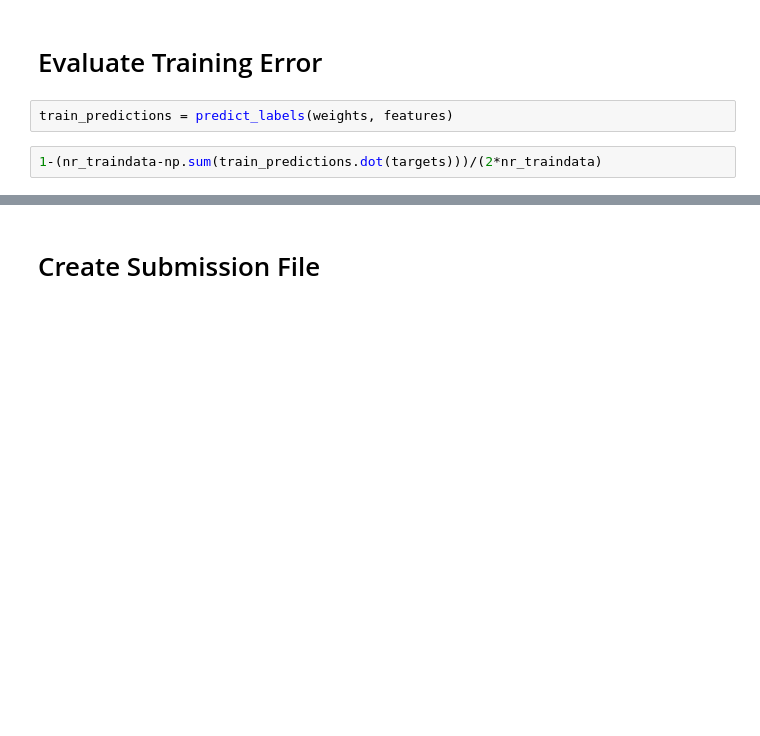
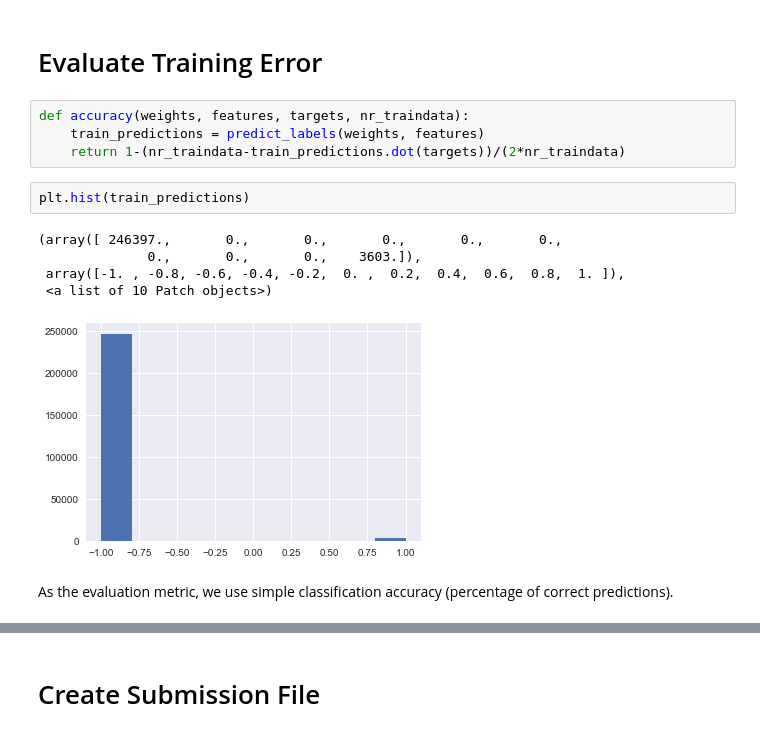
Before and after one commit to doggydigit/HiggsBosonDetection, a Jupyter notebook: workspace/pipeline.ipynb, the cells around one changed output, grey strips where cells are left out. Saved outputs shown, nothing was run; the diff lists cells and outputs as text; blank space fills up the shorter version.

```diff
--- a/workspace/pipeline.ipynb
+++ b/workspace/pipeline.ipynb
@@ -88,6 +239,16 @@ for j in range(0,300):
 # %% [markdown]
 # Evaluate Training Error
-# %%
-train_predictions = predict_labels(weights, features)
-# %%
-1-(nr_traindata-np.sum(train_predictions.dot(targets)))/(2*nr_traindata)
+# %%
+def accuracy(weights, features, targets, nr_traindata):
+    train_predictions = predict_labels(weights, features)
+    return 1-(nr_traindata-train_predictions.dot(targets))/(2*nr_traindata)
+# %%
+plt.hist(train_predictions)
+# %% [output]
+(array([ 246397.,       0.,       0.,       0.,       0.,       0.,
+              0.,       0.,       0.,    3603.]),
+ array([-1. , -0.8, -0.6, -0.4, -0.2,  0. ,  0.2,  0.4,  0.6,  0.8,  1. ]),
+ <a list of 10 Patch objects>)
+[figure, added]
+# %% [markdown]
+As the evaluation metric, we use simple classification accuracy (percentage of correct predictions).
```
Also changed, not shown: parts of 15 cells of this notebook, 1 other file.
